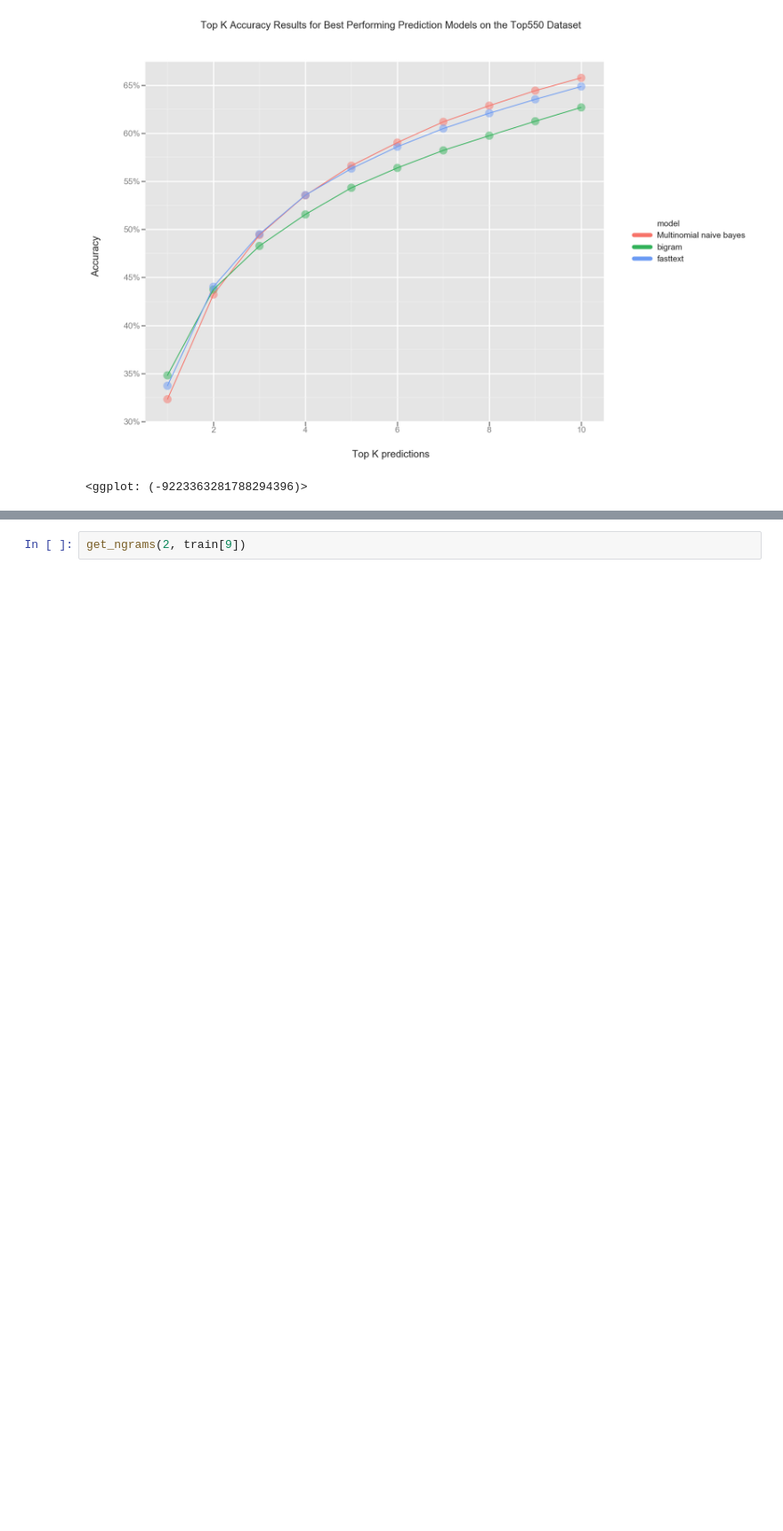
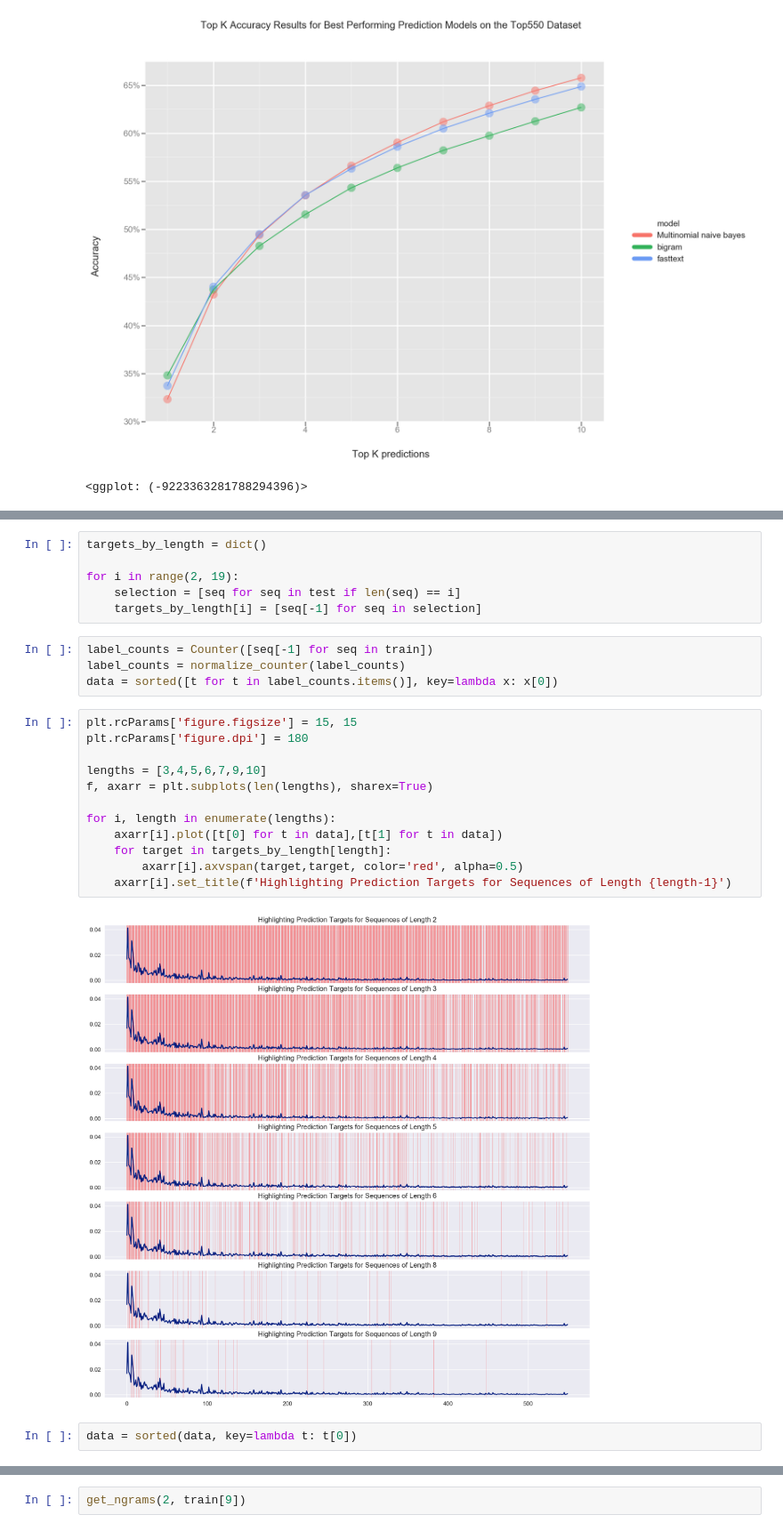
Before and after one commit to zaksoliman/career_prediction, a Jupyter notebook: notebooks/result_analysis.ipynb, the cells around one changed output, grey strips where cells are left out. Shown at 89% size. Saved outputs shown, nothing was run; the diff lists cells and outputs as text; blank space fills up the shorter version.

```diff
--- a/notebooks/result_analysis.ipynb
+++ b/notebooks/result_analysis.ipynb
@@ -555,3 +511,29 @@ df = pd.DataFrame({"precision": diag, "label": range(len(diag))})
+# %%
+targets_by_length = dict()
+
+for i in range(2, 19):
+    selection = [seq for seq in test if len(seq) == i]
+    targets_by_length[i] = [seq[-1] for seq in selection]
+# %%
+label_counts = Counter([seq[-1] for seq in train])
+label_counts = normalize_counter(label_counts)
+data = sorted([t for t in label_counts.items()], key=lambda x: x[0])
+# %%
+plt.rcParams['figure.figsize'] = 15, 15
+plt.rcParams['figure.dpi'] = 180
+
+lengths = [3,4,5,6,7,9,10]
+f, axarr = plt.subplots(len(lengths), sharex=True)
+
+for i, length in enumerate(lengths):
+    axarr[i].plot([t[0] for t in data],[t[1] for t in data])
+    for target in targets_by_length[length]:
+        axarr[i].axvspan(target,target, color='red', alpha=0.5)
+    axarr[i].set_title(f'Highlighting Prediction Targets for Sequences of Length {length-1}')
+# %% [output]
+[figure, added]
+# %%
+data = sorted(data, key=lambda t: t[0])
 # %%
 plt.rcParams['figure.figsize'] = 15, 5
 plt.rcParams['figure.dpi'] = 180
```
Also changed, not shown: parts of 69 cells of this notebook, 2 other files.
